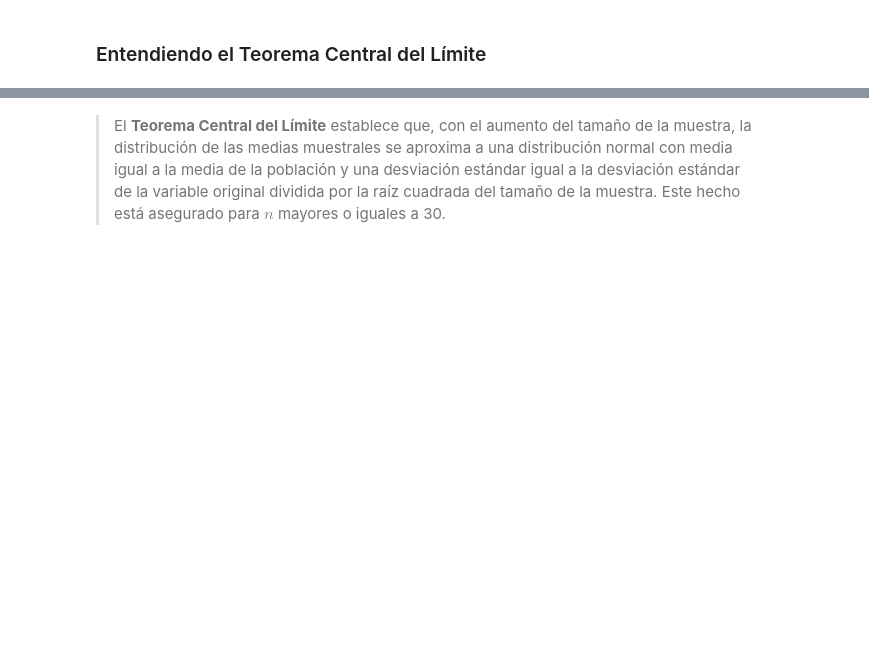
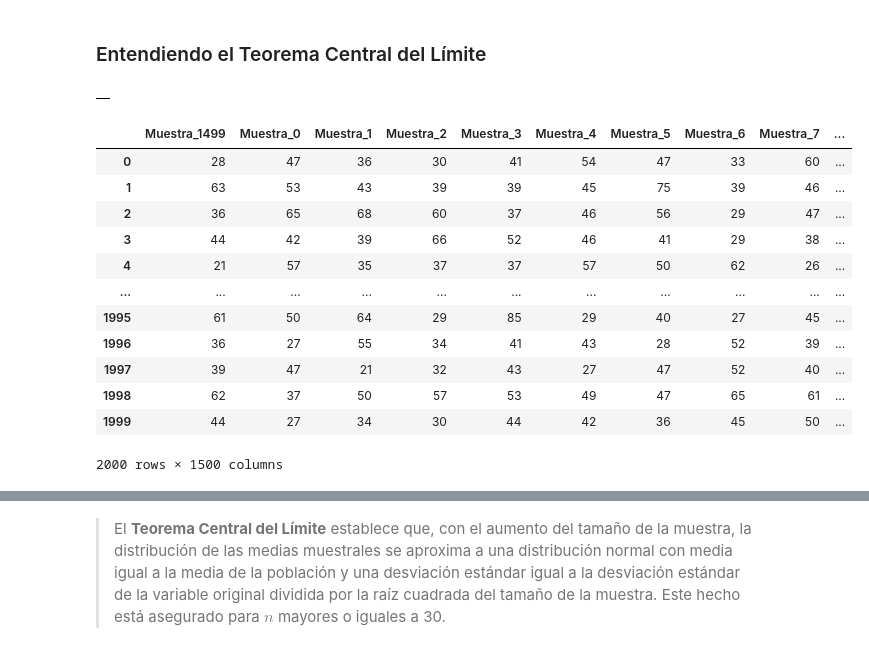
Before and after one commit to julmoram/aluraDC, a Jupyter notebook: Inicial.ipynb, the cells around one changed output, grey strips where cells are left out. Drawn from its saved outputs; the diff is of its cells as text; code cells hidden in the pictures; blank space fills up the shorter version.

```diff
--- a/Inicial.ipynb
+++ b/Inicial.ipynb
@@ -773,0 +825,26 @@ La desviación estándar de las medias muestrales se conoce como **error estánd
+# %%
+muestras = pd.DataFrame()
+muestras
+# %% [output]
+|  |
+# %%
+for i in range (total_muestras):
+  _=datos.Edad.sample(n)
+  _.index = range(0,len(_))
+  muestras['Muestra_' + str(i)] = _
+
+muestras
+# %% [output]
+|  | Muestra_1499 | Muestra_0 | Muestra_1 | Muestra_2 | Muestra_3 | Muestra_4 | Muestra_5 | Muestra_6 | Muestra_7 | ... |
+| 0 | 28 | 47 | 36 | 30 | 41 | 54 | 47 | 33 | 60 | ... |
+| 1 | 63 | 53 | 43 | 39 | 39 | 45 | 75 | 39 | 46 | ... |
+| 2 | 36 | 65 | 68 | 60 | 37 | 46 | 56 | 29 | 47 | ... |
+| 3 | 44 | 42 | 39 | 66 | 52 | 46 | 41 | 29 | 38 | ... |
+| 4 | 21 | 57 | 35 | 37 | 37 | 57 | 50 | 62 | 26 | ... |
+| ... | ... | ... | ... | ... | ... | ... | ... | ... | ... | ... |
+| 1995 | 61 | 50 | 64 | 29 | 85 | 29 | 40 | 27 | 45 | ... |
+| 1996 | 36 | 27 | 55 | 34 | 41 | 43 | 28 | 52 | 39 | ... |
+| 1997 | 39 | 47 | 21 | 32 | 43 | 27 | 47 | 52 | 40 | ... |
+| 1998 | 62 | 37 | 50 | 57 | 53 | 49 | 47 | 65 | 61 | ... |
+| 1999 | 44 | 27 | 34 | 30 | 44 | 42 | 36 | 45 | 50 | ... |
+2000 rows × 1500 columns
```
Also changed, not shown: parts of 45 cells of this notebook.
